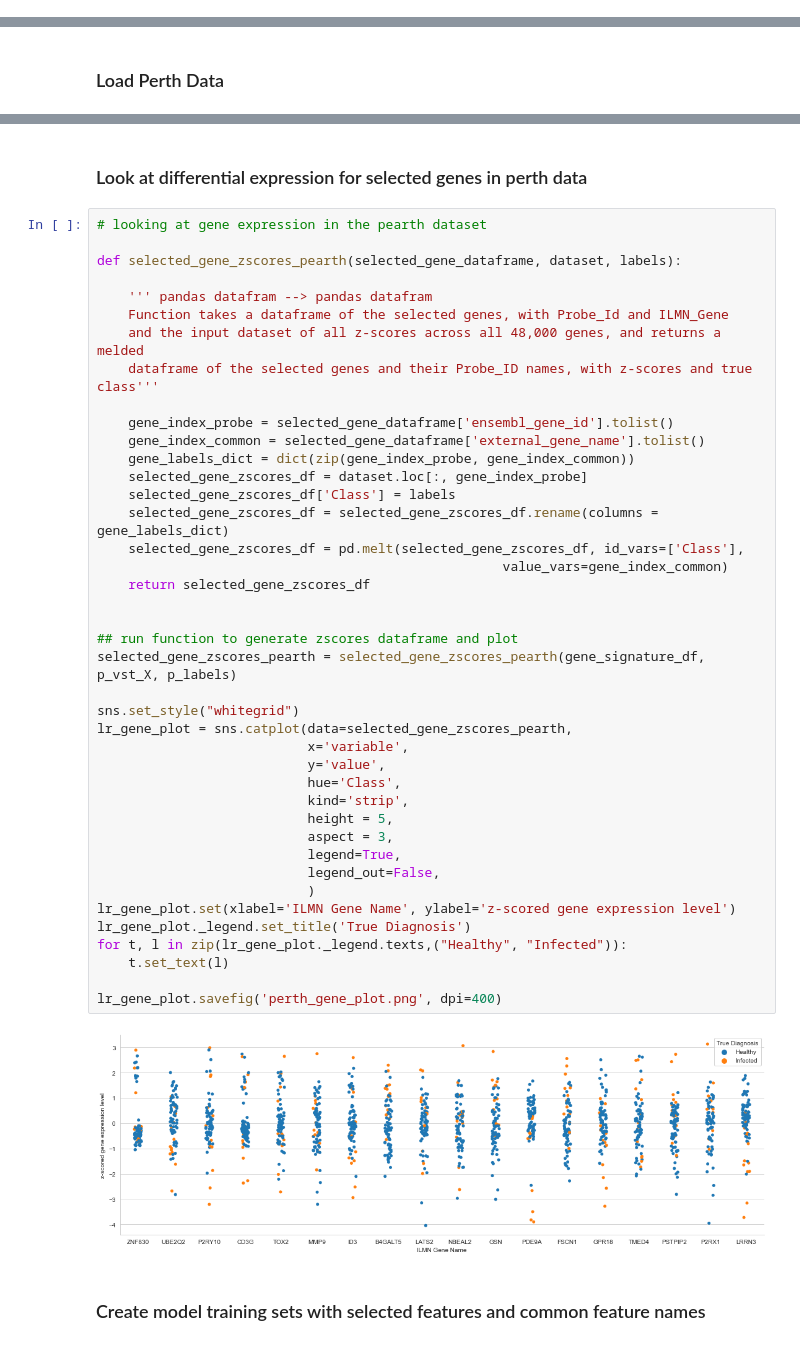
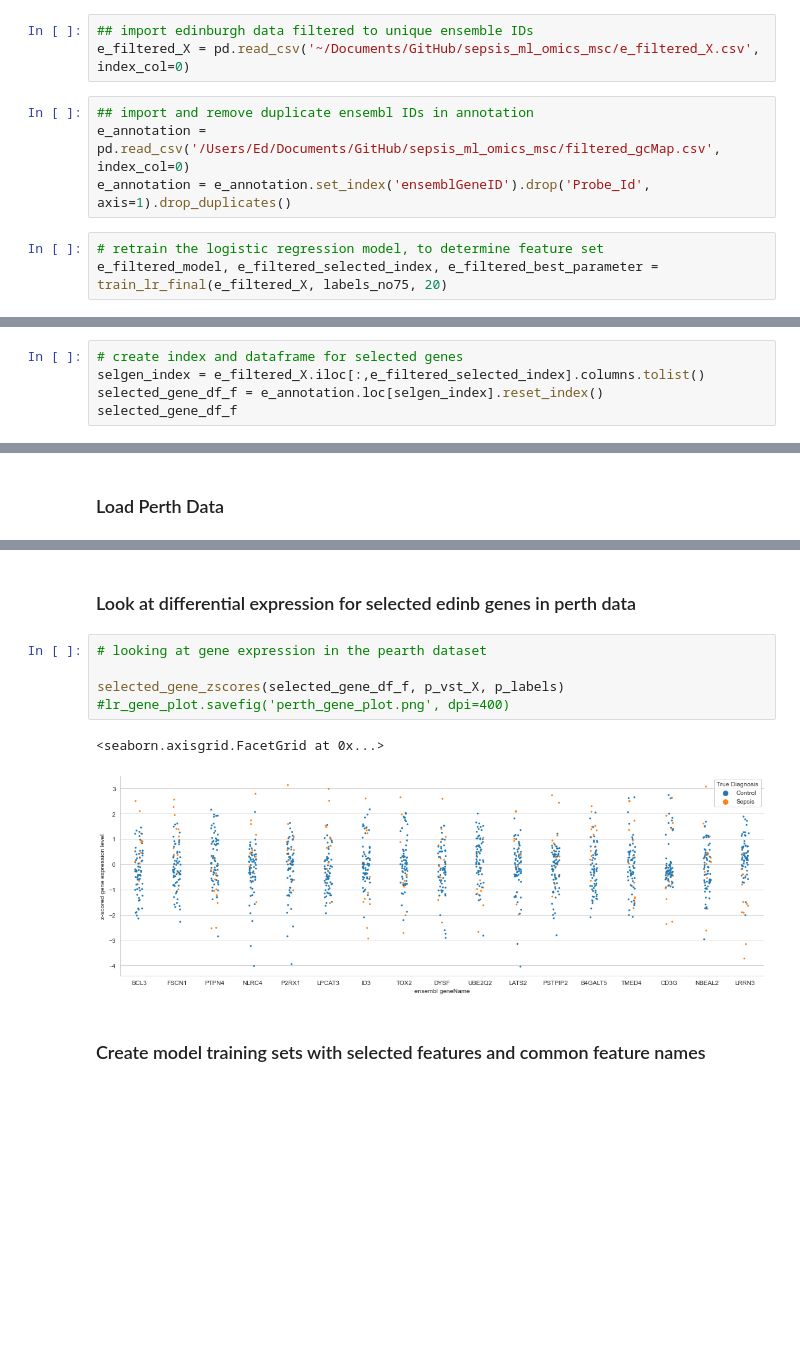
Before and after one commit to parkyed/sepsis_ml_omics_msc, a Jupyter notebook: neonatal_logistic_regression.ipynb, the cells around one changed output, grey strips where cells are left out. Cells and saved outputs as stored; diff of their text form; blank space fills up the shorter version.

```diff
--- a/neonatal_logistic_regression.ipynb
+++ b/neonatal_logistic_regression.ipynb
@@ -426,0 +520,10 @@ with open('lr_results_new_final_model.pkl', 'wb') as f:
+# %%
+## import edinburgh data filtered to unique ensemble IDs
+e_filtered_X = pd.read_csv('~/Documents/GitHub/sepsis_ml_omics_msc/e_filtered_X.csv', index_col=0)
+# %%
+## import and remove duplicate ensembl IDs in annotation
+e_annotation = pd.read_csv('/Users/Ed/Documents/GitHub/sepsis_ml_omics_msc/filtered_gcMap.csv', index_col=0)
+e_annotation = e_annotation.set_index('ensemblGeneID').drop('Probe_Id', axis=1).drop_duplicates()
+# %%
+# retrain the logistic regression model, to determine feature set
+e_filtered_model, e_filtered_selected_index, e_filtered_best_parameter = train_lr_final(e_filtered_X, labels_no75, 20)
@@ -426,0 +535,5 @@ with open('lr_results_new_final_model.pkl', 'wb') as f:
+# %%
+# create index and dataframe for selected genes
+selgen_index = e_filtered_X.iloc[:,e_filtered_selected_index].columns.tolist()
+selected_gene_df_f = e_annotation.loc[selgen_index].reset_index()
+selected_gene_df_f
@@ -491,47 +638,12 @@ mapping_dict_en_geneName = gene_signature_df.set_index('ensembl_gene_id')['exter
 # %% [markdown]
-### Look at differential expression for selected genes in perth data
+### Look at differential expression for selected edinb genes in perth data
 # %%
 # looking at gene expression in the pearth dataset
 
-def selected_gene_zscores_pearth(selected_gene_dataframe, dataset, labels):
-
-    ''' pandas datafram --> pandas datafram
-    Function takes a dataframe of the selected genes, with Probe_Id and ILMN_Gene
-    and the input dataset of all z-scores across all 48,000 genes, and returns a melded
-    dataframe of the selected genes and their Probe_ID names, with z-scores and true class'''
-
-    gene_index_probe = selected_gene_dataframe['ensembl_gene_id'].tolist()
-    gene_index_common = selected_gene_dataframe['external_gene_name'].tolist()
-    gene_labels_dict = dict(zip(gene_index_probe, gene_index_common))
-    selected_gene_zscores_df = dataset.loc[:, gene_index_probe]
-    selected_gene_zscores_df['Class'] = labels
-    selected_gene_zscores_df = selected_gene_zscores_df.rename(columns = gene_labels_dict)
-    selected_gene_zscores_df = pd.melt(selected_gene_zscores_df, id_vars=['Class'],
-                                                    value_vars=gene_index_common)
-    return selected_gene_zscores_df
-
-
-## run function to generate zscores dataframe and plot
-selected_gene_zscores_pearth = selected_gene_zscores_pearth(gene_signature_df, p_vst_X, p_labels)
-
-sns.set_style("whitegrid")
-lr_gene_plot = sns.catplot(data=selected_gene_zscores_pearth,
-                           x='variable',
-                           y='value',
-                           hue='Class',
-                           kind='strip',
-                           height = 5,
-                           aspect = 3,
-                           legend=True,
-                           legend_out=False,
-                           )
-lr_gene_plot.set(xlabel='ILMN Gene Name', ylabel='z-scored gene expression level')
-lr_gene_plot._legend.set_title('True Diagnosis')
-for t, l in zip(lr_gene_plot._legend.texts,("Healthy", "Infected")):
-    t.set_text(l)
-
-lr_gene_plot.savefig('perth_gene_plot.png', dpi=400)
+selected_gene_zscores(selected_gene_df_f, p_vst_X, p_labels)
+#lr_gene_plot.savefig('perth_gene_plot.png', dpi=400)
 # %% [output]
+<seaborn.axisgrid.FacetGrid at 0x...>
-[figure, old version]
+[figure, new version]
 # %% [markdown]
 ### Create model training sets with selected features and common feature names
```
Also changed, not shown: parts of 40 cells of this notebook.
